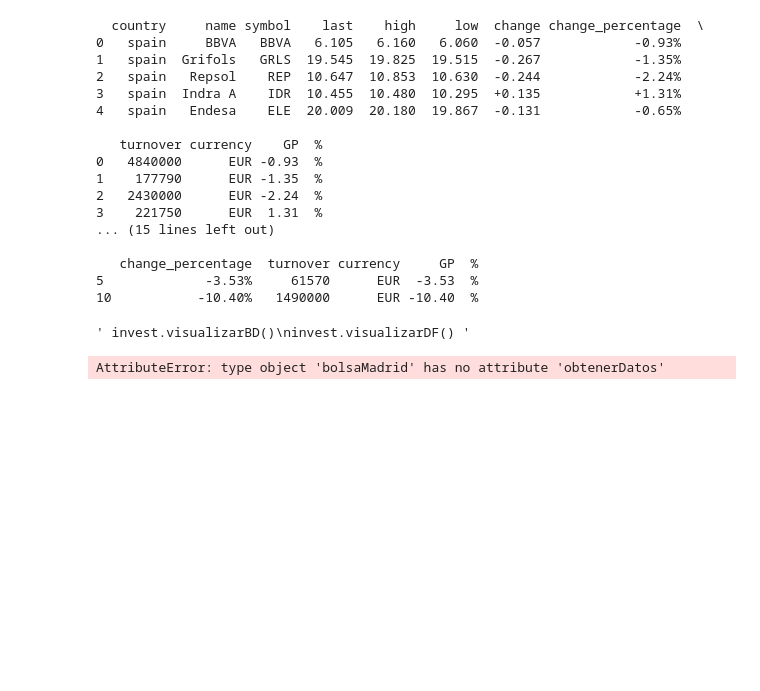
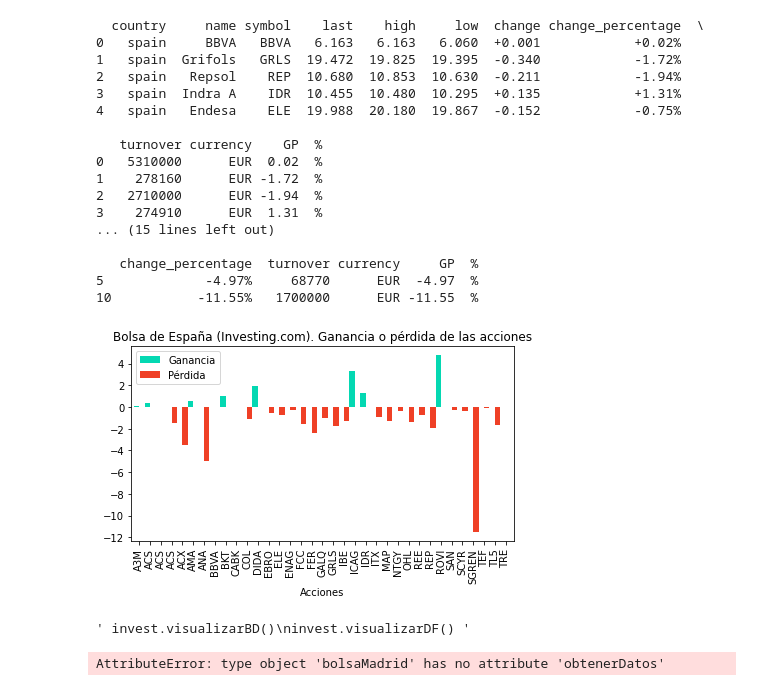
Before and after one commit to pptscdia2021/pp12021grupo2_a2-grupo2, a Jupyter notebook: TP2 Webscraping&api/Jupyter/prueba1.ipynb, the cells around one changed output. Saved outputs shown, nothing was run; the diff lists cells and outputs as text; code cells hidden in the pictures; blank space fills up the shorter version.

```diff
--- a/TP2 Webscraping&api/Jupyter/prueba1.ipynb
+++ b/TP2 Webscraping&api/Jupyter/prueba1.ipynb
@@ -199,43 +223,45 @@ class investPy(Origen):
         self.campo_valorMaximo = 'high'
         self.campo_valorMinimo = 'low'
         self.campo_UltimoPrecio = 'last'
         self.campo_cambio = 'DP'
 
     def actualizarBD(self):
         df = investpy.stocks.get_stocks_overview(country='spain', as_json = False , n_results = 35)
         df = self.__porcentajeCambio(df)
         #cambiar la columna a numérica
         df['GP'] = df['GP'].apply(pd.to_numeric)
         self._guardarEnBD(df)
 
     def __porcentajeCambio(self, df):
         return df.join(df['change_percentage'].str.partition('%')[[0, 1]]).rename({0: 'GP', 1: '%'}, axis=1)
 
 invest = investPy()
 invest.actualizarBD()
 invest.filtrarAcciones(nombreDeAcciones)
 df_Invest = invest.visualizarDF()
 invest.gananciaPerdidaAcciones(df_Invest,'GP',2)
+invest.graficarGananciaPerdida(df_Invest, x='symbol', y='GP', titulo='Bolsa de España (Investing.com). Ganancia o pérdida de las acciones', nombre='Ganan_perd_Investpy.png')
 """ invest.visualizarBD()
 invest.visualizarDF() """
 # %% [output]
   country     name symbol    last    high     low  change change_percentage  \
-0   spain     BBVA   BBVA   6.105   6.160   6.060  -0.057            -0.93%
-1   spain  Grifols   GRLS  19.545  19.825  19.515  -0.267            -1.35%
-2   spain   Repsol    REP  10.647  10.853  10.630  -0.244            -2.24%
+0   spain     BBVA   BBVA   6.163   6.163   6.060  +0.001            +0.02%
+1   spain  Grifols   GRLS  19.472  19.825  19.395  -0.340            -1.72%
+2   spain   Repsol    REP  10.680  10.853  10.630  -0.211            -1.94%
 3   spain  Indra A    IDR  10.455  10.480  10.295  +0.135            +1.31%
-4   spain   Endesa    ELE  20.009  20.180  19.867  -0.131            -0.65%
+4   spain   Endesa    ELE  19.988  20.180  19.867  -0.152            -0.75%
 
    turnover currency    GP  %
-0   4840000      EUR -0.93  %
-1    177790      EUR -1.35  %
-2   2430000      EUR -2.24  %
-3    221750      EUR  1.31  %
+0   5310000      EUR  0.02  %
+1    278160      EUR -1.72  %
+2   2710000      EUR -1.94  %
+3    274910      EUR  1.31  %
 ... (15 lines left out)
 
    change_percentage  turnover currency     GP  %
-5             -3.53%     61570      EUR  -3.53  %
-10           -10.40%   1490000      EUR -10.40  %
+5             -4.97%     68770      EUR  -4.97  %
+10           -11.55%   1700000      EUR -11.55  %
+[figure, added]
 ' invest.visualizarBD()\ninvest.visualizarDF() '
 # %%
 class Cotizaciones(bolsaMadrid, yfinance, investPy):
```
Also changed, not shown: parts of 3 cells of this notebook, 2 other files.
